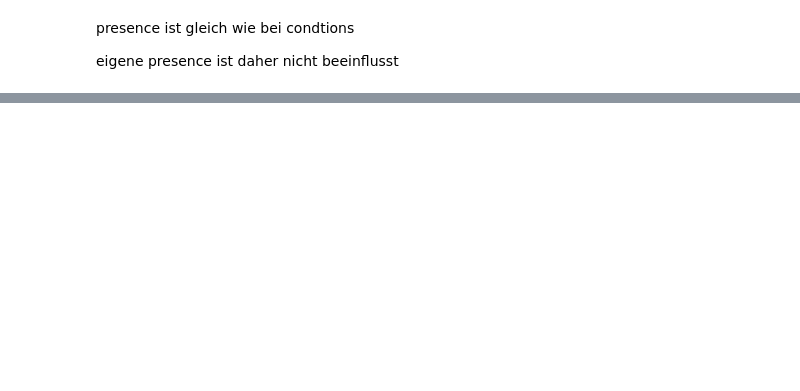
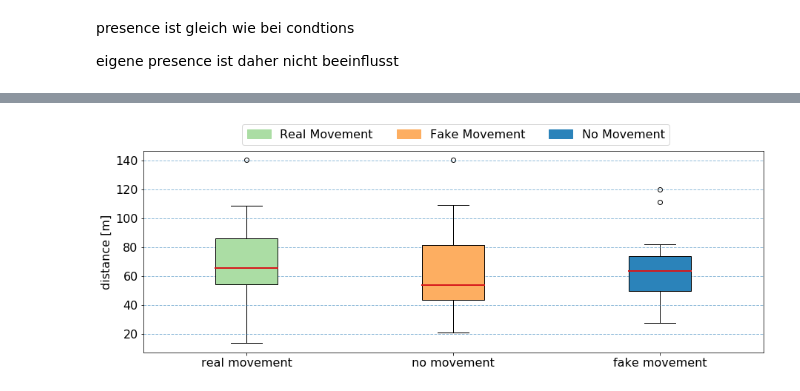
Before and after one commit to J0ekr/VR-Project-MeetingStudy, a Jupyter notebook: eval/euc_dist.ipynb, the cells around one changed output, grey strips where cells are left out. Saved outputs shown, nothing was run; the diff lists cells and outputs as text; code cells hidden in the pictures; blank space fills up the shorter version.

Commit message:
added distance boxplot and anova

```diff
--- a/eval/euc_dist.ipynb
+++ b/eval/euc_dist.ipynb
@@ -72,0 +89,54 @@ eigene presence ist daher nicht beeinflusst
+# %%
+fig, ax = plt.subplots(1,figsize = (15,5))
+
+plt.rcParams.update({'font.size': 16})
+
+
+colors = ['#abdda4','#fdae61','#2b83ba','#d7191c']
+
+data = []
+
+for c in df_result.condition.unique():
+    x = df_result[df_result.condition == c]["movement"].values
+    data.append(x)
+
+bp = ax.boxplot(data, positions = [1,2, 3], patch_artist=True)
+
+i = 1
+for box in bp['boxes']:
+    if i % 3 == 1:
+        # change fill color
+        box.set( facecolor = colors[0] )
+    elif i%3 == 2:
+        box.set( facecolor = colors[1] )
+    else:
+        # change fill color
+        box.set( facecolor = colors[2] )
+    i += 1
+
+for median in bp['medians']:
+    median.set(color=colors[3], linewidth=2)
+
+
+for i in range(1,8):
+    ax.axhline(y=i * 20, xmin=0, xmax=140, linestyle = "--", alpha = 0.5,linewidth = 1)
+
+
+question_labels = ['Real Movement', 'Fake Movement', 'No Movement']
+
+patches = []
+for i in range(len(question_labels)):
+    patch = mpatches.Patch(color=colors[i], label=question_labels[i])
+    patches.append(patch)
+
+plt.legend(handles = patches,ncol = 3, bbox_to_anchor=(0.15, 1))
+xtick_labels = ["real movement","no movement","fake movement"]
+plt.xticks(np.arange(1, 4), xtick_labels)
+
+
+ax.set_ylabel("distance [m]")
+plt.savefig("euclideandistance.pdf", bbox_inches="tight")
+plt.savefig("euclideandistance.svg", bbox_inches="tight")
+plt.show()
+# %% [output]
+[figure, added]
```
Also changed, not shown: parts of 4 cells of this notebook, 10 other files.
